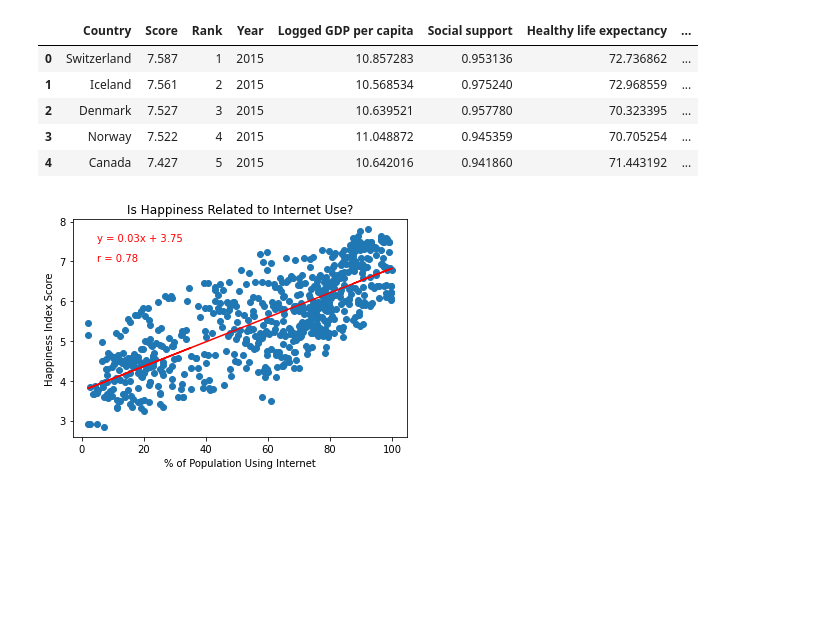
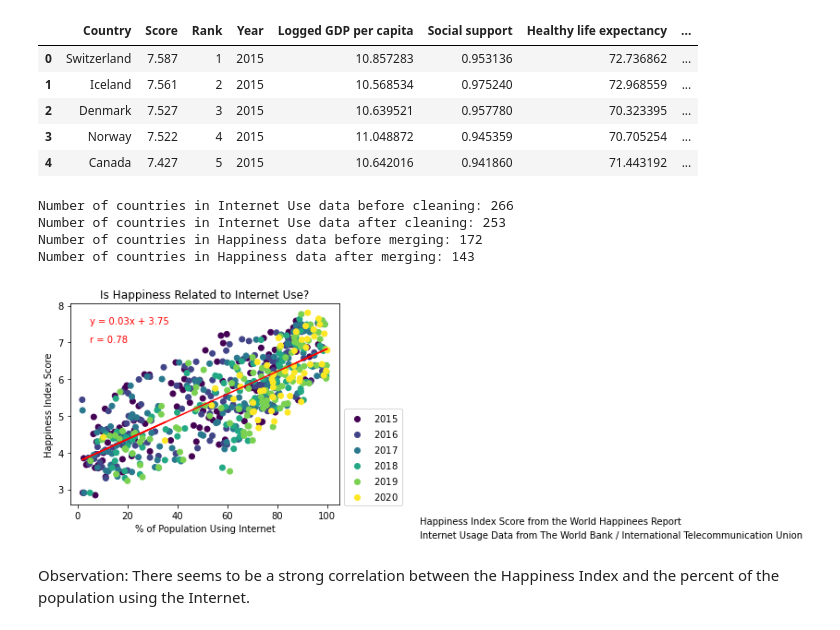
Before and after one commit to kawandag/PopulationvsHappinessData, a Jupyter notebook: InternetUseAnalysis.ipynb, the cells around one changed output. Cells and saved outputs as stored; diff of their text form; code cells hidden in the pictures; blank space fills up the shorter version.

```diff
--- a/InternetUseAnalysis.ipynb
+++ b/InternetUseAnalysis.ipynb
@@ -11,6 +23,9 @@ import warnings
 warnings.filterwarnings('ignore')
 
 # Data files
-internetdatafile = "internet_usage_data.xlsx"
-happinessdatafile = "WHR2015-21.xlsx"
+internetdatafile = "Input_Data/internet_usage_data.xlsx"
+happinessdatafile = "Input_Data/WHR2015-21.xlsx"
+internetoutputfile = "Output_Data/cleaned_internet_usage_data.csv"
+happinessoutputfile = "Output_Data/happiness_data_inclulding_intenet.csv"
+plot1 = "Output_Data/internet_vs_happiness_plot.png"
 # %%
@@ -47,6 +62,13 @@ for index, row in internetdata.iterrows():
             newrow = [row["Country Name"], year, row[str(year)]]
             modifieddata.loc[len(modifieddata)] = newrow
 
+# Drop Nan rows
+modifieddata.dropna(inplace=True)
+
+# Save new dataframe to csv file
+modifieddata.to_csv(internetoutputfile, index=False)
+
+# Display
 modifieddata.head()
 # %% [output]
 |  | Country | Year | Internet Use |
@@ -70,23 +94,41 @@ mergeddata.head()
 | 2 | Denmark | 7.527 | 3 | 2015 | 10.639521 | 0.957780 | 70.323395 | ... |
 | 3 | Norway | 7.522 | 4 | 2015 | 11.048872 | 0.945359 | 70.705254 | ... |
 | 4 | Canada | 7.427 | 5 | 2015 | 10.642016 | 0.941860 | 71.443192 | ... |
+# %%
+print(f"Number of countries in Internet Use data before cleaning: {internetdata['Country Name'].nunique()}")
+print(f"Number of countries in Internet Use data after cleaning: {modifieddata['Country'].nunique()}")
+print(f"Number of countries in Happiness data before merging: {happinessdata['Country'].nunique()}")
+print(f"Number of countries in Happiness data after merging: {mergeddata['Country'].nunique()}")
+# %% [output]
+Number of countries in Internet Use data before cleaning: 266
+Number of countries in Internet Use data after cleaning: 253
+Number of countries in Happiness data before merging: 172
+Number of countries in Happiness data after merging: 143
 # %%
 # Find line of regresson
 (m, b, r, p, stderr) = linregress(mergeddata["Internet Use"], mergeddata["Score"])
 y_regress = m * mergeddata["Internet Use"] + b
 
 # Make scatter diagram
-plt.scatter(mergeddata["Internet Use"], mergeddata["Score"])
+scatter = plt.scatter(mergeddata["Internet Use"], mergeddata["Score"], c=mergeddata["Year"])
 plt.xlabel("% of Population Using Internet")
 plt.ylabel("Happiness Index Score")
 plt.title("Is Happiness Related to Internet Use?")
+plt.legend(*scatter.legend_elements(), bbox_to_anchor=(1,.5))
 
 # Plot line of regression
 plt.plot(mergeddata["Internet Use"], y_regress, color="red")
 plt.annotate(f"y = {m:.2f}x + {b:.2f}", color="red", xy=(5, 7.5))
 plt.annotate(f"r = {r:.2f}", color="red", xy=(5, 7.0))
 
-# Display plot
+plt.figtext(1, .05, "Happiness Index data from the World Happiness Report")
+plt.figtext(1, 0, "Internet Usage data from The World Bank / International Telecommunication Union")
+
+# Display plot and save to file
+plt.subplots_adjust(right=.8)
+plt.savefig(plot1)
 plt.show()
 # %% [output]
-[figure, old version]
+[figure, new version]
+# %% [markdown]
+Observation:  There seems to be a strong correlation between the Happiness Index and the percent of the population using the Internet.<br>
```
Also changed, not shown: parts of 5 cells of this notebook, 5 other files.
